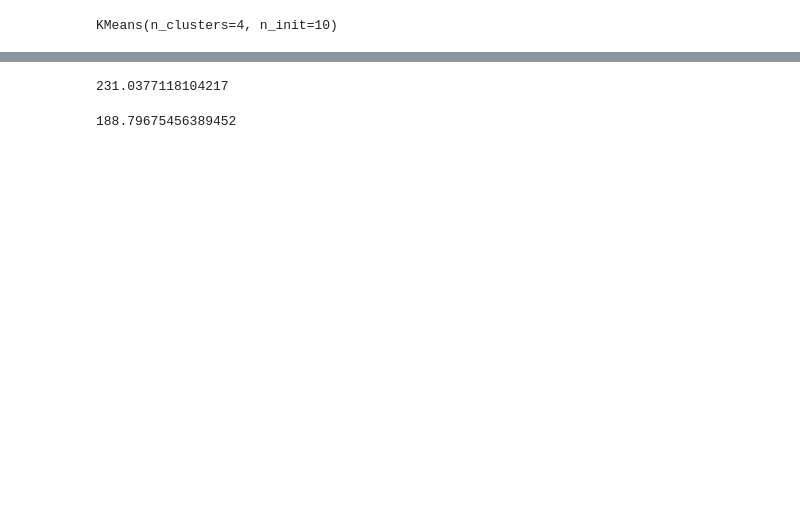
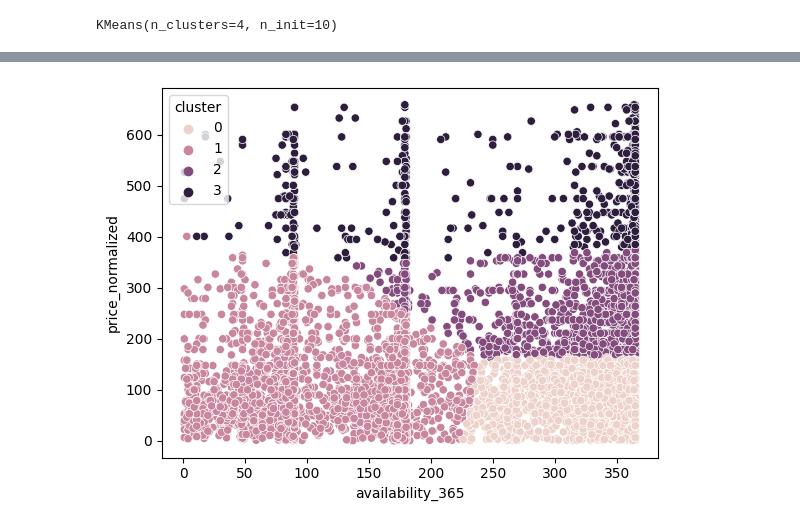
Before and after one commit to farisbegic/airbnb-istanbul-eda, a Jupyter notebook: IstanbulAirBnBEDA.ipynb, the cells around one changed output, grey strips where cells are left out. Saved outputs shown, nothing was run; the diff lists cells and outputs as text; code cells hidden in the pictures; blank space fills up the shorter version.

```diff
--- a/IstanbulAirBnBEDA.ipynb
+++ b/IstanbulAirBnBEDA.ipynb
@@ -435,10 +424,9 @@ least_listings_cluster = avg_availability_by_cluster.idxmin()
-# %%
-# Display summary statistics about the listings in the cluster with the most listings
-df[df.cluster == most_listings_cluster]["price"].mean()
-# %% [output]
-231.0377118104217
-# %%
-# Display summary statistics about the listings in the cluster with the least listings
-df[df.cluster == least_listings_cluster]["price"].mean()
-# %% [output]
-188.79675456389452
+# %%
+# Scatter plot
+
+sns.scatterplot(x="availability_365", y="price_normalized", hue="cluster", data=df)
+
+# show the plot
+plt.show()
+# %% [output]
+[figure, added]
```
Also changed, not shown: parts of 8 cells of this notebook.
